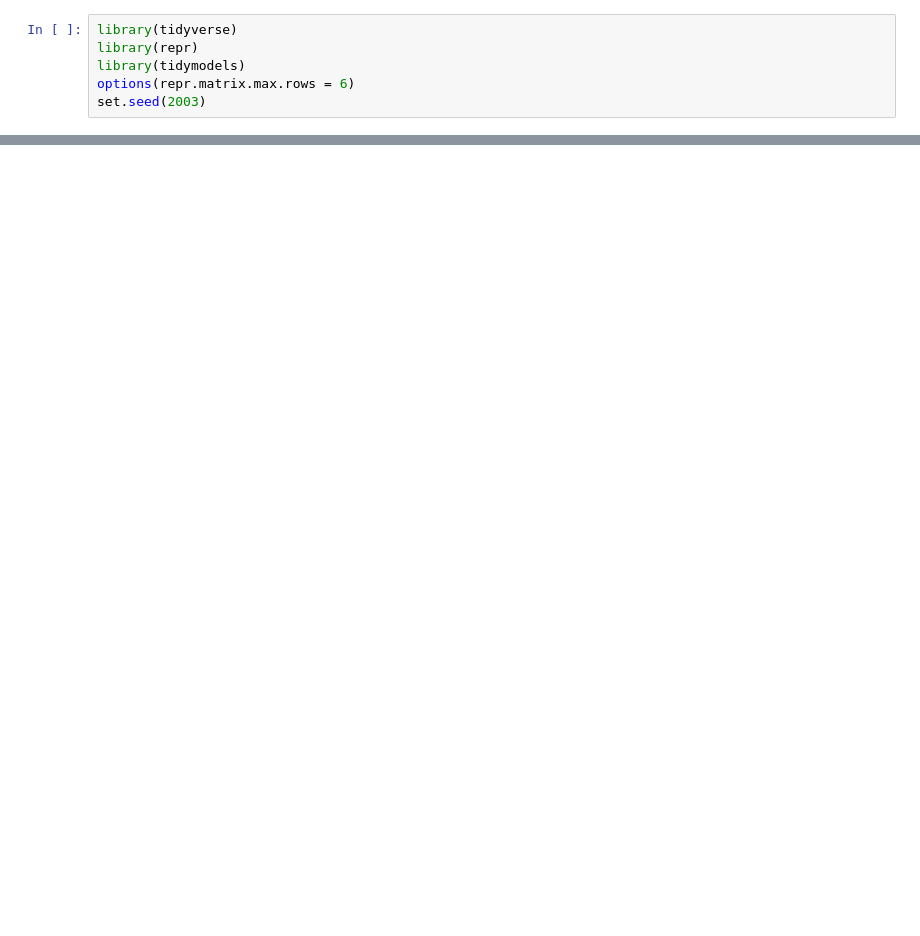
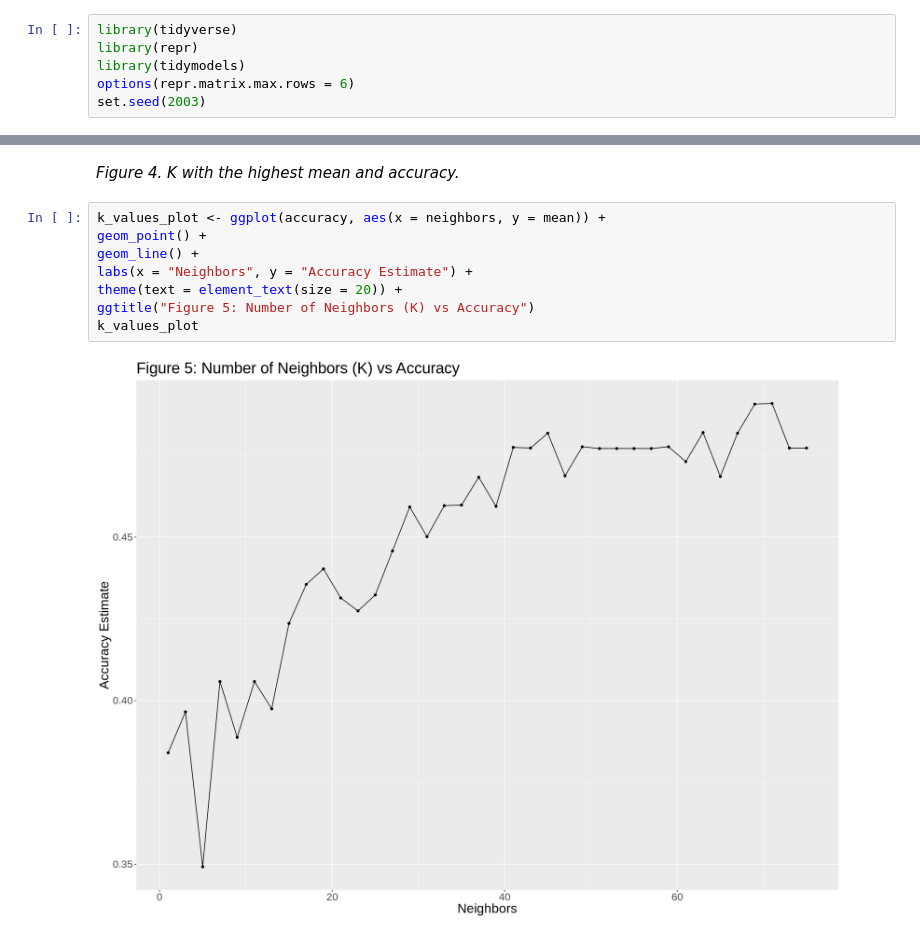
Before and after one commit to riddhibattu/DSCI_heart_project, a Jupyter notebook: Heart analysis.ipynb, the cells around one changed output, grey strips where cells are left out. Cells and saved outputs as stored; diff of their text form; blank space fills up the shorter version.

```diff
--- a/Heart analysis.ipynb
+++ b/Heart analysis.ipynb
@@ -140,0 +133,12 @@ A tibble: 1 × 7
+# %% [markdown]
+*Figure 4. K with the highest mean and accuracy.*
+# %%
+k_values_plot <- ggplot(accuracy, aes(x = neighbors, y = mean)) +
+geom_point() +
+geom_line() +
+labs(x = "Neighbors", y = "Accuracy Estimate") +
+theme(text = element_text(size = 20)) +
+ggtitle("Figure 5: Number of Neighbors (K) vs Accuracy")
+k_values_plot
+# %% [output]
+[figure, added]
```
Also changed, not shown: parts of 22 cells of this notebook.
